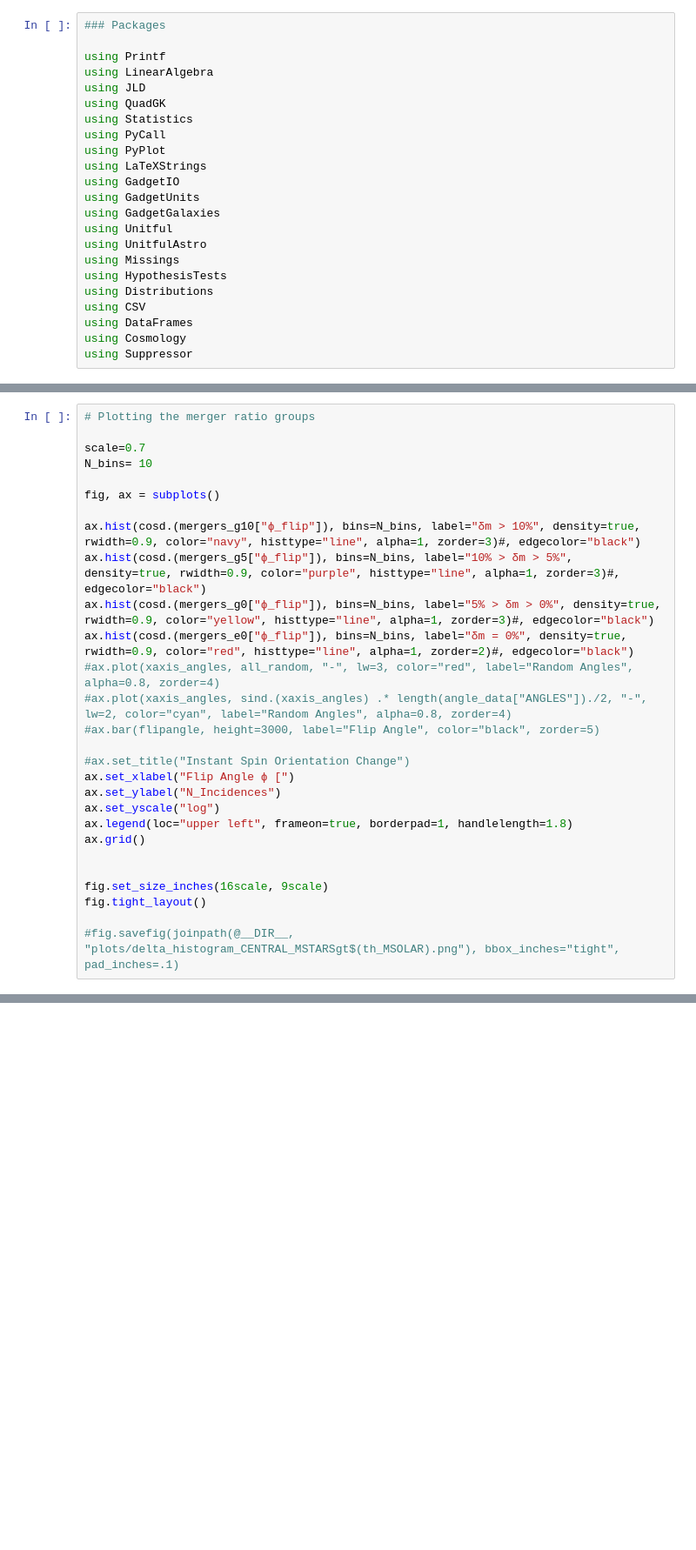
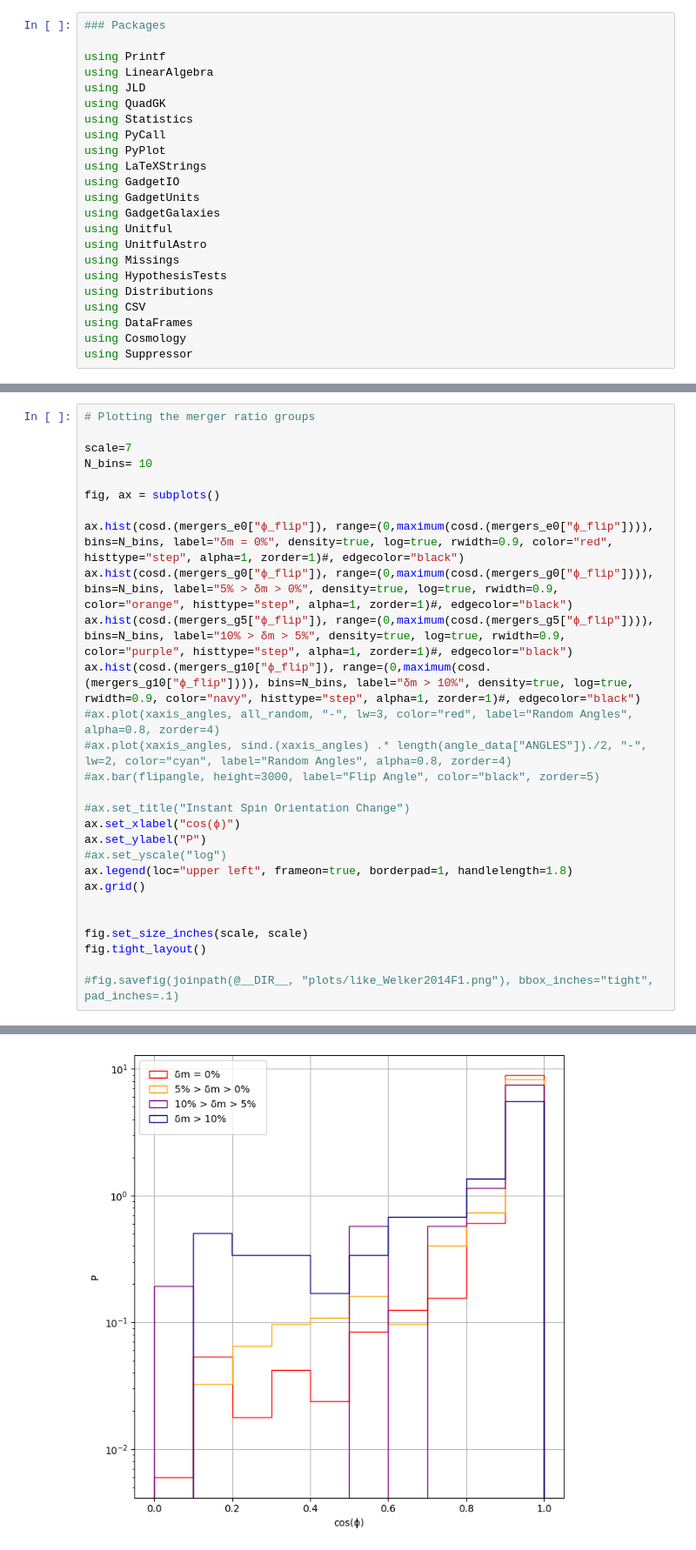
Before and after one commit to SilvioFortune/spinevo, a Jupyter notebook: mergerimpact/evaluate_v20210925.ipynb, the cells around one changed output, grey strips where cells are left out. Shown: that part at 87% size. Saved outputs shown, nothing was run; the diff lists cells and outputs as text; blank space fills up the shorter version.

```diff
--- a/mergerimpact/evaluate_v20210925.ipynb
+++ b/mergerimpact/evaluate_v20210925.ipynb
@@ -777,29 +894,29 @@ LoadError: UndefVarError: assembly_STARS not defined
 # %%
 # Plotting the merger ratio groups
 
-scale=0.7
+scale=7
 N_bins= 10
 
 fig, ax = subplots()
 
-ax.hist(cosd.(mergers_g10["ϕ_flip"]), bins=N_bins, label="δm > 10%", density=true, rwidth=0.9, color="navy", histtype="line", alpha=1, zorder=3)#, edgecolor="black")
-ax.hist(cosd.(mergers_g5["ϕ_flip"]), bins=N_bins, label="10% > δm > 5%", density=true, rwidth=0.9, color="purple", histtype="line", alpha=1, zorder=3)#, edgecolor="black")
-ax.hist(cosd.(mergers_g0["ϕ_flip"]), bins=N_bins, label="5% > δm > 0%", density=true, rwidth=0.9, color="yellow", histtype="line", alpha=1, zorder=3)#, edgecolor="black")
-ax.hist(cosd.(mergers_e0["ϕ_flip"]), bins=N_bins, label="δm = 0%", density=true, rwidth=0.9, color="red", histtype="line", alpha=1, zorder=2)#, edgecolor="black")
+ax.hist(cosd.(mergers_e0["ϕ_flip"]), range=(0,maximum(cosd.(mergers_e0["ϕ_flip"]))), bins=N_bins, label="δm = 0%", density=true, log=true, rwidth=0.9, color="red", histtype="step", alpha=1, zorder=1)#, edgecolor="black")
+ax.hist(cosd.(mergers_g0["ϕ_flip"]), range=(0,maximum(cosd.(mergers_g0["ϕ_flip"]))), bins=N_bins, label="5% > δm > 0%", density=true, log=true, rwidth=0.9, color="orange", histtype="step", alpha=1, zorder=1)#, edgecolor="black")
+ax.hist(cosd.(mergers_g5["ϕ_flip"]), range=(0,maximum(cosd.(mergers_g5["ϕ_flip"]))), bins=N_bins, label="10% > δm > 5%", density=true, log=true, rwidth=0.9, color="purple", histtype="step", alpha=1, zorder=1)#, edgecolor="black")
+ax.hist(cosd.(mergers_g10["ϕ_flip"]), range=(0,maximum(cosd.(mergers_g10["ϕ_flip"]))), bins=N_bins, label="δm > 10%", density=true, log=true, rwidth=0.9, color="navy", histtype="step", alpha=1, zorder=1)#, edgecolor="black")
 #ax.plot(xaxis_angles, all_random, "-", lw=3, color="red", label="Random Angles", alpha=0.8, zorder=4)
 #ax.plot(xaxis_angles, sind.(xaxis_angles) .* length(angle_data["ANGLES"])./2, "-", lw=2, color="cyan", label="Random Angles", alpha=0.8, zorder=4)
 #ax.bar(flipangle, height=3000, label="Flip Angle", color="black", zorder=5)
 
 #ax.set_title("Instant Spin Orientation Change")
-ax.set_xlabel("Flip Angle ϕ [")
-ax.set_ylabel("N_Incidences")
-ax.set_yscale("log")
+ax.set_xlabel("cos(ϕ)")
+ax.set_ylabel("P")
+#ax.set_yscale("log")
 ax.legend(loc="upper left", frameon=true, borderpad=1, handlelength=1.8)
 ax.grid()
 
 
-fig.set_size_inches(16scale, 9scale)
+fig.set_size_inches(scale, scale)
 fig.tight_layout()
 
-#fig.savefig(joinpath(@__DIR__, "plots/delta_histogram_CENTRAL_MSTARSgt$(th_MSOLAR).png"), bbox_inches="tight", pad_inches=.1)
+#fig.savefig(joinpath(@__DIR__, "plots/like_Welker2014F1.png"), bbox_inches="tight", pad_inches=.1)
 # %% [output]
@@ -806,0 +923 @@ LoadError: UndefVarError: mergers_g10 not defined
+[figure, added]
```
Also changed, not shown: parts of 19 cells of this notebook, 5 other files.
